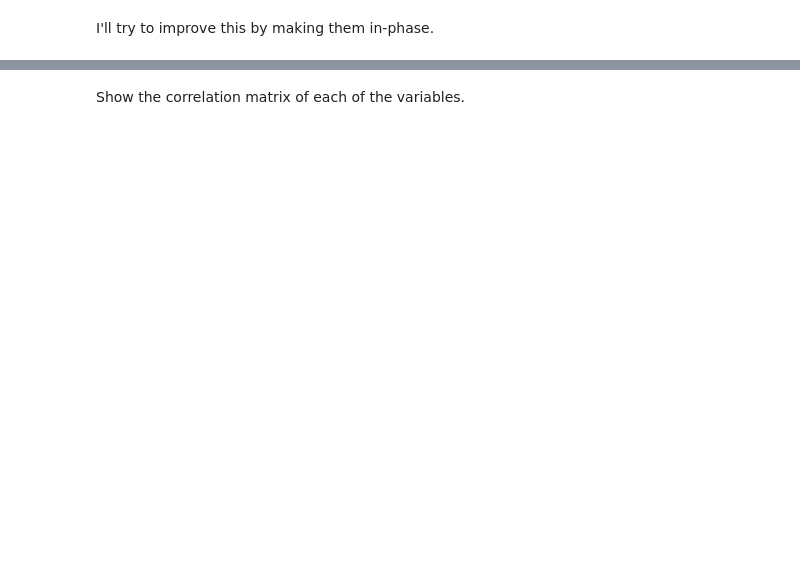
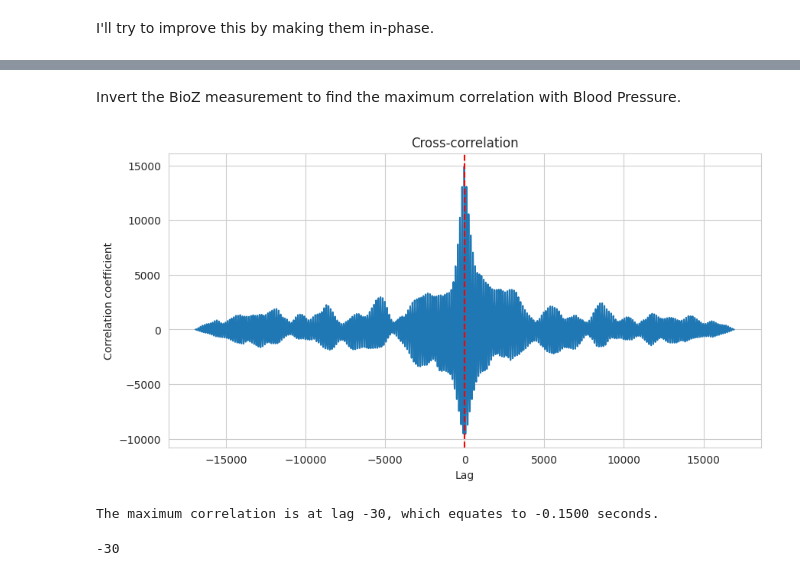
Before and after one commit to Spuced/https-gitlab.compuca4015_predicting_blood_pressure_based_on_bioimpedence, a Jupyter notebook: code/2nd_Attempt_Blood_Pressure_Prediction.ipynb, the cells around one changed output, grey strips where cells are left out. Drawn from its saved outputs; the diff is of its cells as text; code cells hidden in the pictures; blank space fills up the shorter version.

```diff
--- a/code/2nd_Attempt_Blood_Pressure_Prediction.ipynb
+++ b/code/2nd_Attempt_Blood_Pressure_Prediction.ipynb
@@ -523,2 +375,0 @@ print(df['SetupType'].unique(), "\n")
-# %% [markdown]
-Show the correlation matrix of each of the variables.
@@ -529,0 +376,39 @@ plt.show()
+# %%
+def cross_correlate(series1, series2, plot=False):
+
+    # Normalise the series, as they each have different scales  #https://stackoverflow.com/questions/53436231/normalized-cross-correlation-in-python
+    series1 = (series1 - np.mean(series1)) / (np.std(series1))
+    series2 = (series2 - np.mean(series2)) / (np.std(series2))
+    lags = np.arange(-len(series1) + 1, len(series1))
+    cross_correlation = correlate(series1, series2, mode='full')
+
+    # Find the lag with the maximum correlation
+    lag_max = lags[cross_correlation.argmax()]
+
+    # Calculate the length of the misalignment in time
+    time_difference = np.diff(bp_df['time'])
+    average_delta_time = np.mean(time_difference)
+    lag_time = lag_max * average_delta_time
+
+    if plot:
+        # Plot cross-correlation
+        plt.figure(figsize=(10, 5))
+        plt.plot(lags, cross_correlation)
+        plt.title('Cross-correlation')
+        plt.xlabel('Lag')
+        plt.ylabel('Correlation coefficient')
+        plt.axvline(x=lag_max, color='r', linestyle='--')
+        # plt.xlim(-100, 100)
+        plt.show()
+
+        print(f"The maximum correlation is at lag {lag_max}, which equates to {lag_time:.4f} seconds.")
+
+    return lag_max
+# %% [markdown]
+Invert the BioZ measurement to find the maximum correlation with Blood Pressure.
+# %%
+cross_correlate(bp_df['FinapresBP'], -1 * bp_df['BioZ1'], plot=True)
+# %% [output]
+[figure, added]
+The maximum correlation is at lag -30, which equates to -0.1500 seconds.
+-30
```
Also changed, not shown: parts of 60 cells of this notebook.
